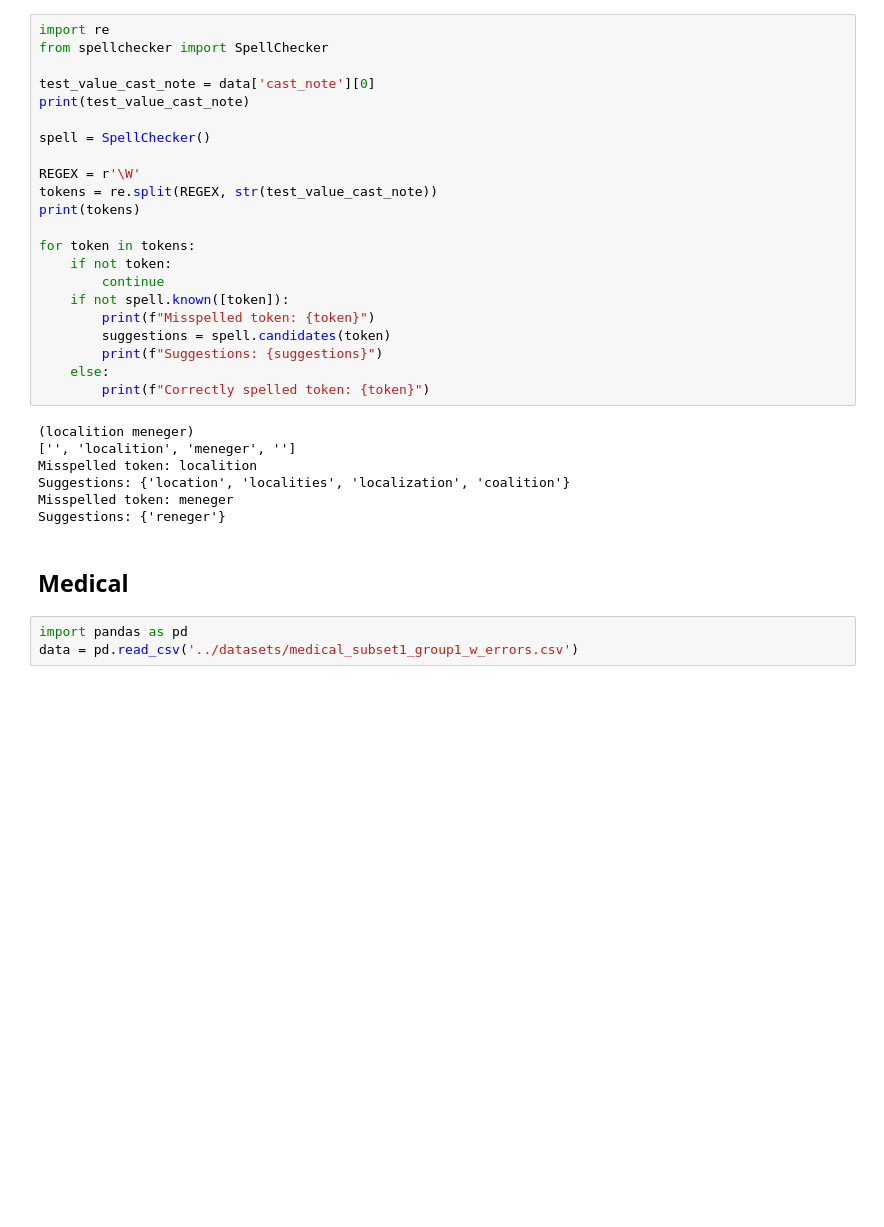
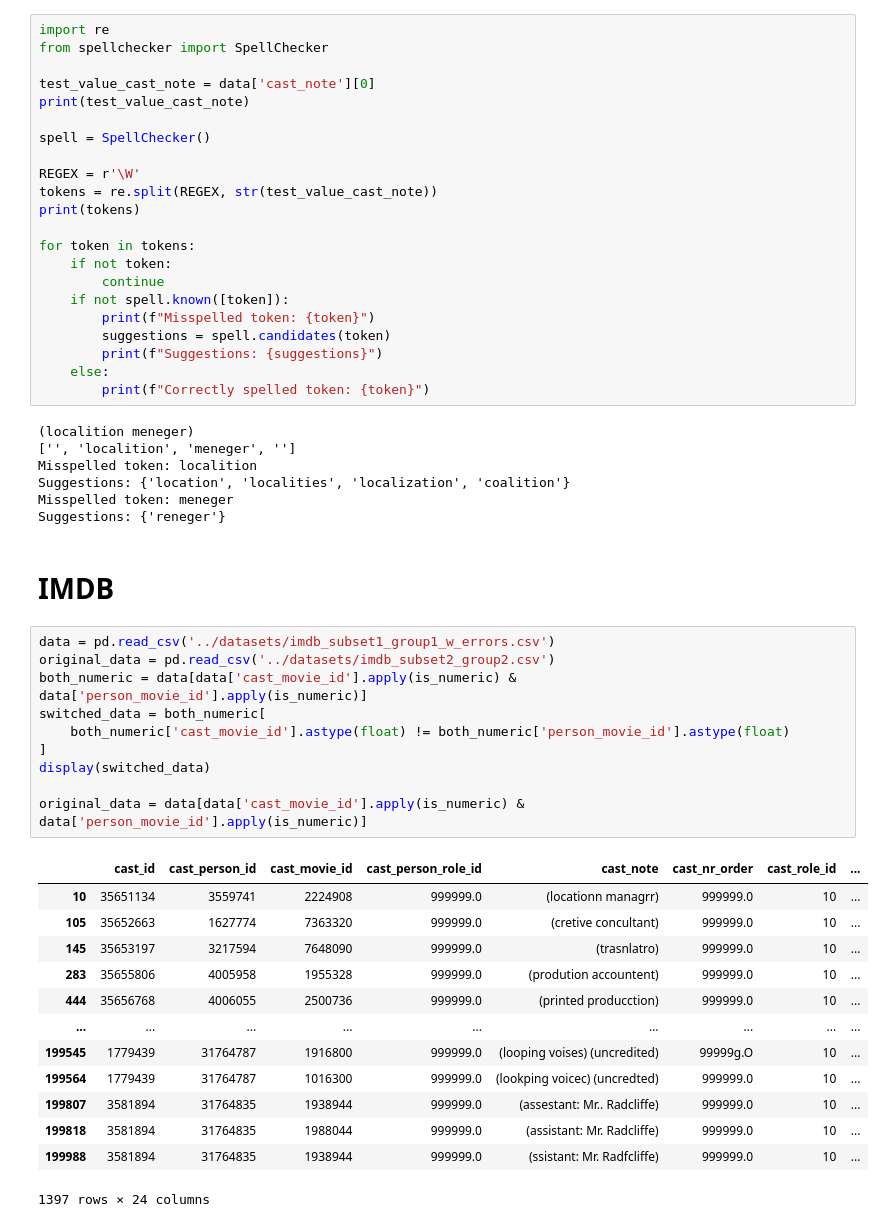
Before and after one commit to Glitterrosie/TextualDataErrorDetector, a Jupyter notebook: notebooks/data_analysis.ipynb, the cells around one changed output. Cells and saved outputs as stored; diff of their text form; blank space fills up the shorter version.

```diff
--- a/notebooks/data_analysis.ipynb
+++ b/notebooks/data_analysis.ipynb
@@ -110,8 +110,29 @@ Misspelled token: localition
 Suggestions: {'location', 'localities', 'localization', 'coalition'}
 Misspelled token: meneger
 Suggestions: {'reneger'}
-# %% [markdown]
-## Medical
-# %%
-import pandas as pd
-data = pd.read_csv('../datasets/medical_subset1_group1_w_errors.csv')
+# %% [markdown]
+# IMDB
+# %%
+data = pd.read_csv('../datasets/imdb_subset1_group1_w_errors.csv')
+original_data = pd.read_csv('../datasets/imdb_subset2_group2.csv')
+both_numeric = data[data['cast_movie_id'].apply(is_numeric) & data['person_movie_id'].apply(is_numeric)]
+switched_data = both_numeric[
+    both_numeric['cast_movie_id'].astype(float) != both_numeric['person_movie_id'].astype(float)
+]
+display(switched_data)
+
+original_data = data[data['cast_movie_id'].apply(is_numeric) & data['person_movie_id'].apply(is_numeric)]
+# %% [output]
+|  | cast_id | cast_person_id | cast_movie_id | cast_person_role_id | cast_note | cast_nr_order | cast_role_id | ... |
+| 10 | 35651134 | 3559741 | 2224908 | 999999.0 | (locationn managrr) | 999999.0 | 10 | ... |
+| 105 | 35652663 | 1627774 | 7363320 | 999999.0 | (cretive concultant) | 999999.0 | 10 | ... |
+| 145 | 35653197 | 3217594 | 7648090 | 999999.0 | (trasnlatro) | 999999.0 | 10 | ... |
+| 283 | 35655806 | 4005958 | 1955328 | 999999.0 | (prodution accountent) | 999999.0 | 10 | ... |
+| 444 | 35656768 | 4006055 | 2500736 | 999999.0 | (printed producction) | 999999.0 | 10 | ... |
+| ... | ... | ... | ... | ... | ... | ... | ... | ... |
+| 199545 | 1779439 | 31764787 | 1916800 | 999999.0 | (looping voises) (uncredited) | 99999g.O | 10 | ... |
+| 199564 | 1779439 | 31764787 | 1016300 | 999999.0 | (lookping voicec) (uncredted) | 999999.0 | 10 | ... |
+| 199807 | 3581894 | 31764835 | 1938944 | 999999.0 | (assestant: Mr.. Radcliffe) | 999999.0 | 10 | ... |
+| 199818 | 3581894 | 31764835 | 1988044 | 999999.0 | (assistant: Mr. Radcliffe) | 999999.0 | 10 | ... |
+| 199988 | 3581894 | 31764835 | 1938944 | 999999.0 | (ssistant: Mr. Radfcliffe) | 999999.0 | 10 | ... |
+1397 rows × 24 columns
```
Also changed, not shown: parts of 1 cell of this notebook, 1 other file.
